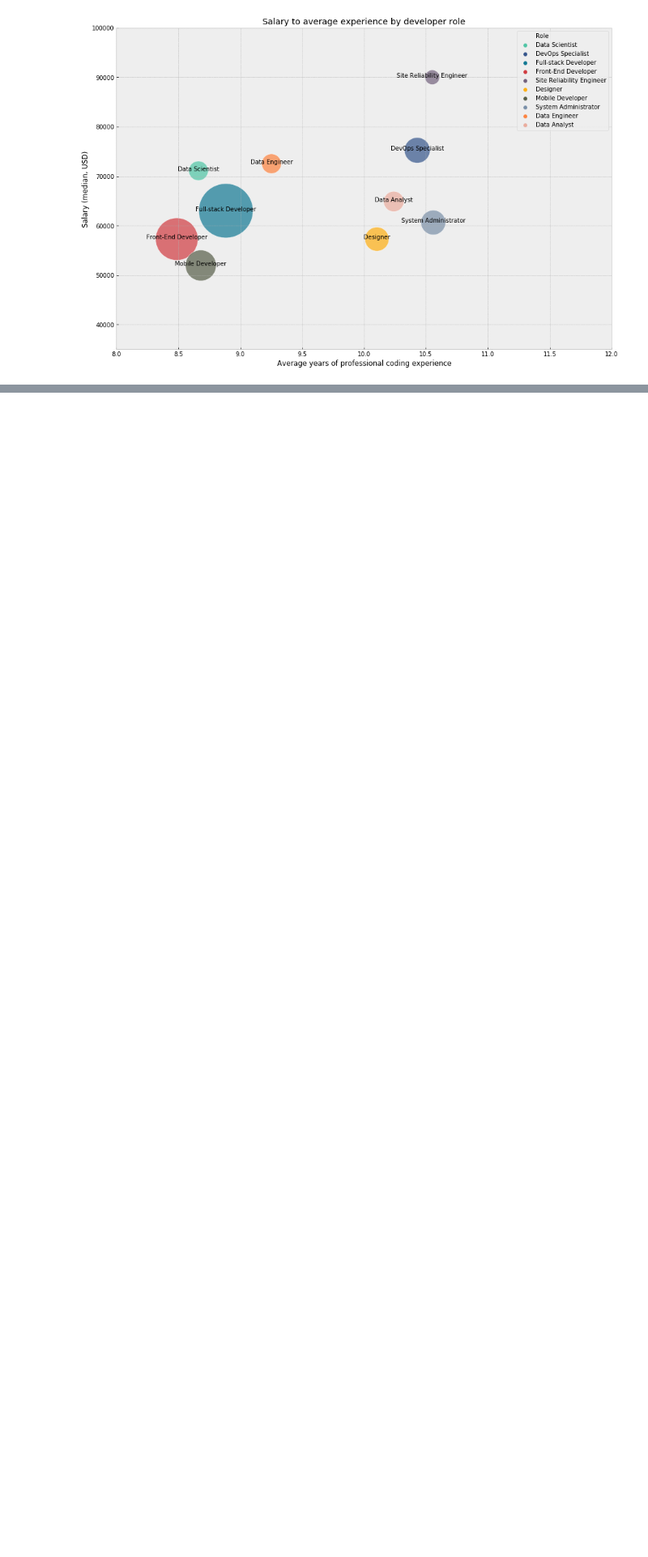
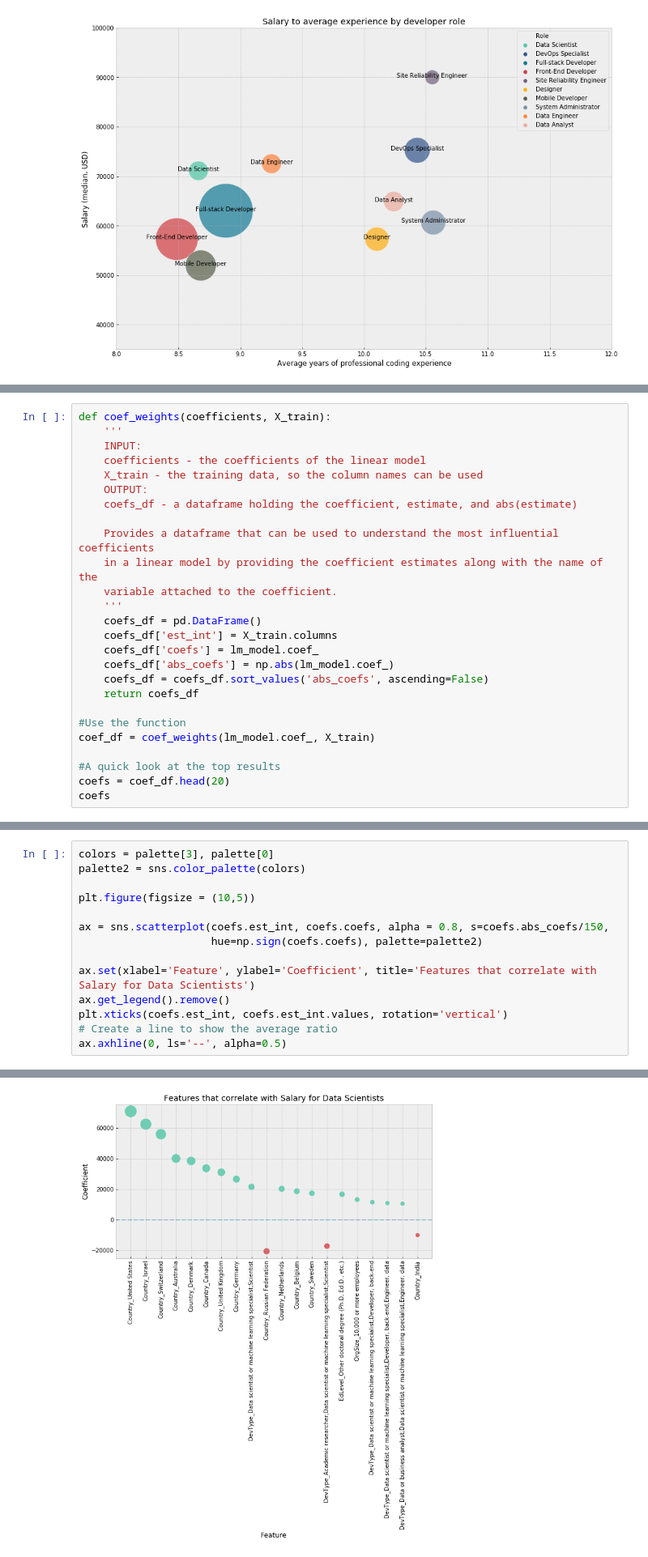
Before and after one commit to leedah/data-scientists-stackoverflow-analysis, a Jupyter notebook: Stackoverflow 2019 Survey.ipynb, the cells around one changed output, grey strips where cells are left out. Shown at 81% size. Drawn from its saved outputs; the diff is of its cells as text; blank space fills up the shorter version.

```diff
--- a/Stackoverflow 2019 Survey.ipynb
+++ b/Stackoverflow 2019 Survey.ipynb
@@ -899,0 +1061,26 @@ for line in range(0, salary_df.shape[0]):
+# %%
+def coef_weights(coefficients, X_train):
+    '''
+    INPUT:
+    coefficients - the coefficients of the linear model
+    X_train - the training data, so the column names can be used
+    OUTPUT:
+    coefs_df - a dataframe holding the coefficient, estimate, and abs(estimate)
+
+    Provides a dataframe that can be used to understand the most influential coefficients
+    in a linear model by providing the coefficient estimates along with the name of the
+    variable attached to the coefficient.
+    '''
+    coefs_df = pd.DataFrame()
+    coefs_df['est_int'] = X_train.columns
+    coefs_df['coefs'] = lm_model.coef_
+    coefs_df['abs_coefs'] = np.abs(lm_model.coef_)
+    coefs_df = coefs_df.sort_values('abs_coefs', ascending=False)
+    return coefs_df
+
+#Use the function
+coef_df = coef_weights(lm_model.coef_, X_train)
+
+#A quick look at the top results
+coefs = coef_df.head(20)
+coefs
@@ -899,0 +1105,15 @@ for line in range(0, salary_df.shape[0]):
+# %%
+colors = palette[3], palette[0]
+palette2 = sns.color_palette(colors)
+
+plt.figure(figsize = (10,5))
+
+ax = sns.scatterplot(coefs.est_int, coefs.coefs, alpha = 0.8, s=coefs.abs_coefs/150,
+                     hue=np.sign(coefs.coefs), palette=palette2)
+
+ax.set(xlabel='Feature', ylabel='Coefficient', title='Features that correlate with Salary for Data Scientists')
+ax.get_legend().remove()
+plt.xticks(coefs.est_int, coefs.est_int.values, rotation='vertical')
+# Create a line to show the average ratio
+ax.axhline(0, ls='--', alpha=0.5)
+# %% [output]
@@ -899,0 +1121 @@ for line in range(0, salary_df.shape[0]):
+[figure, added]
```
Also changed, not shown: parts of 11 cells of this notebook.
